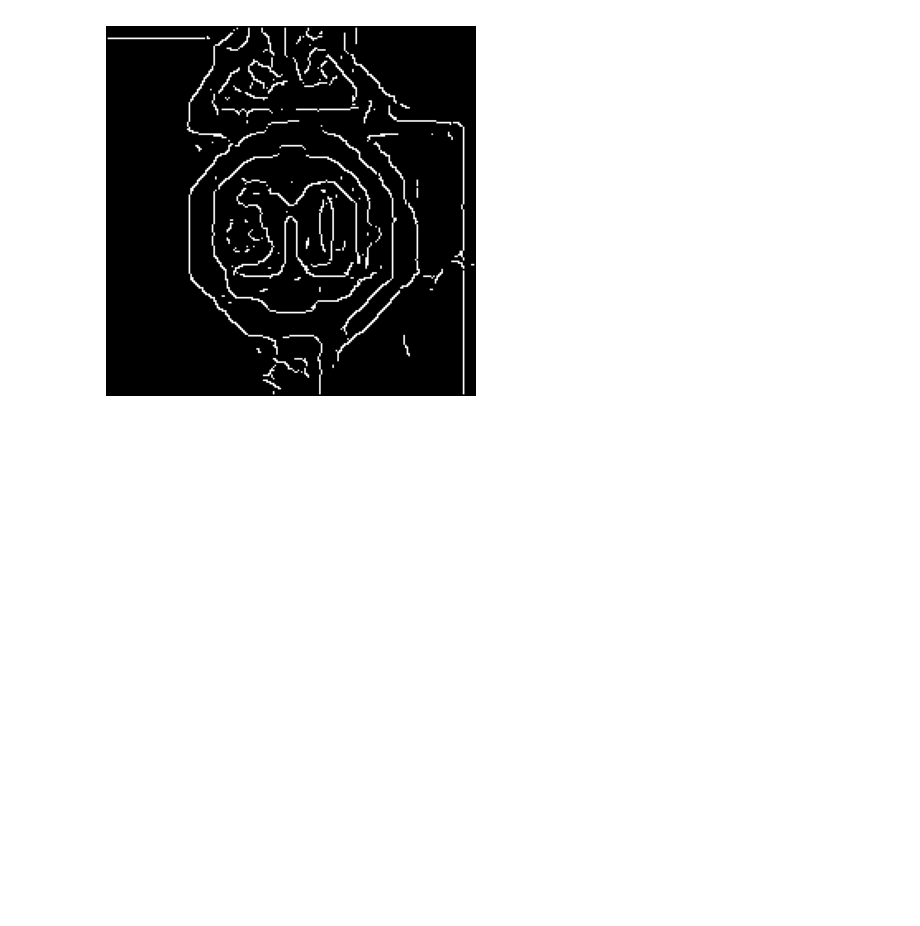
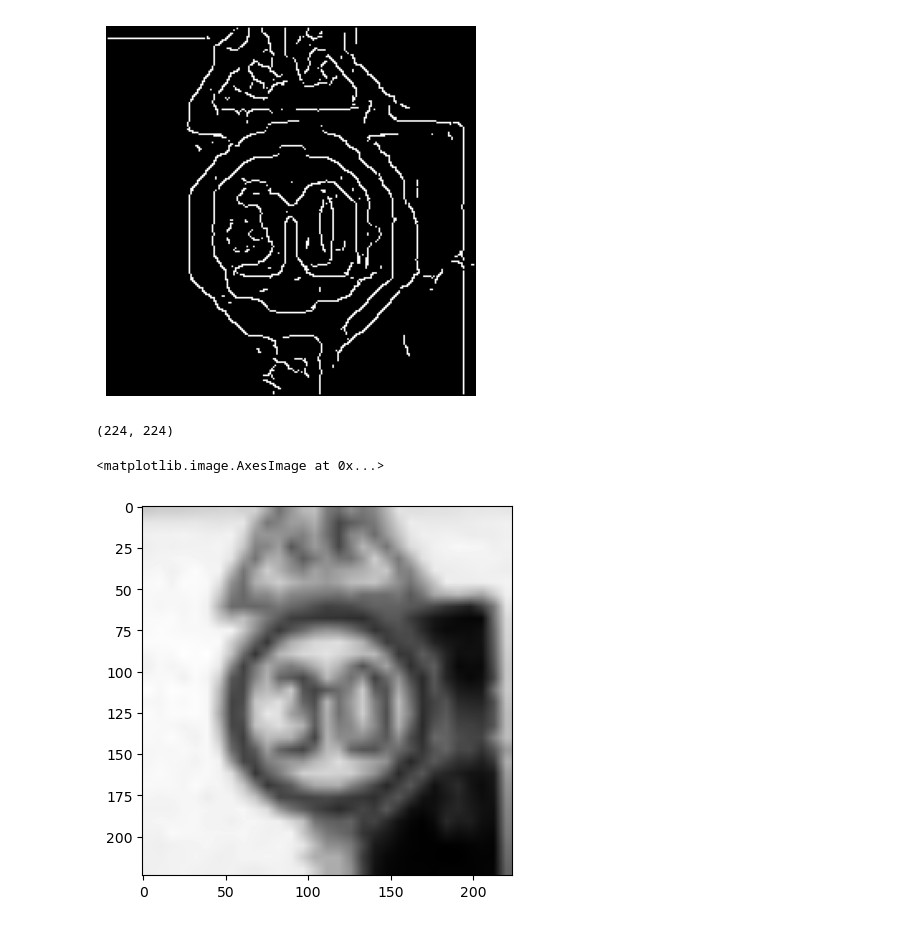
Before and after one commit to teddy661/281-final-project, a Jupyter notebook: GMB_EDA.ipynb, the cells around one changed output. Drawn from its saved outputs; the diff is of its cells as text; code cells hidden in the pictures; blank space fills up the shorter version.

```diff
--- a/GMB_EDA.ipynb
+++ b/GMB_EDA.ipynb
@@ -520,7 +517,18 @@ pp.display_image((img_df*255).astype(np.uint8), title='Distortion Free w/o Trasp
 # %% [markdown]
 ## Feature Extraction
 # %%
+# Class to detect edges
 class EdgeDetector:
+        '''
+        Class instanciation
+        Input parameter: imgs - Array of images
+                         sigma - For gaussian filter
+                         Kernel_size - For gaussian filter
+                         weak_pixel - Low intensity value in image
+                         stong_pixel - High intensity value in image
+                         lowthreshold - Lower bound of threshold
+                         highthreshold - Higher bound of threshold
+        '''
     def __init__(self, imgs, sigma=1, kernel_size=5, weak_pixel=75, strong_pixel=255, lowthreshold=0.05, highthreshold=0.15):
         self.imgs = imgs
         self.imgs_final = []
@@ -541,8 +549,7 @@ class EdgeDetector:
         size = int(size) // 2
         x, y = np.mgrid[-size:size+1, -size:size+1]
         normal = 1 / (2.0 * np.pi * sigma**2)
-        g =  np.exp(-((x**2 + y**2) / (2.0*sigma**2))) * normal
-        return g
+        return np.exp(-((x**2 + y**2) / (2.0*sigma**2))) * normal
 
     def sobel_filters(self, img):
         Kx = np.array([[-1, 0, 1], [-2, 0, 2], [-1, 0, 1]], np.float32)
@@ -562,7 +569,6 @@ class EdgeDetector:
         Z = np.zeros((M,N), dtype=np.int32)
         angle = D * 180. / np.pi
         angle[angle < 0] += 180
-
 
         for i in range(1,M-1):
             for j in range(1,N-1):
@@ -592,13 +598,12 @@ class EdgeDetector:
                     else:
                         Z[i,j] = 0
 
-
                 except IndexError as e:
                     pass
 
         return Z
 
-    def threshold(self, img):
+    def _threshold(self, img):
         highThreshold = img.max() * self.highThreshold;
         lowThreshold = highThreshold * self.lowThreshold;
 
@@ -618,7 +623,7 @@ class EdgeDetector:
 
         return (res)
 
-    def hysteresis(self, img):
+    def _hysteresis(self, img):
         M, N = img.shape
         weak = self.weak_pixel
         strong = self.strong_pixel
@@ -644,8 +649,8 @@ class EdgeDetector:
             self.img_smoothed = convolve(img, self.gaussian_kernel(self.kernel_size, self.sigma))
             self.gradientMat, self.thetaMat = self.sobel_filters(self.img_smoothed)
             self.nonMaxImg = self.non_max_suppression(self.gradientMat, self.thetaMat)
-            self.thresholdImg = self.threshold(self.nonMaxImg)
-            img_final = self.hysteresis(self.thresholdImg)
+            self.thresholdImg = self._threshold(self.nonMaxImg)
+            img_final = self._hysteresis(self.thresholdImg)
             self.imgs_final.append(img_final)
 
         return self.imgs_final
@@ -652,8 +816,4 @@ class EdgeDetector:
 # %%
-RED = 0
-GREEN = 1
-BLUE = 2
-
 # Class to extract image features
 class ImageExtract:
     def __init__(self, opreproc):
@@ -667,6 +827,7 @@ class ImageExtract:
         self.PILimage = opreproc.distortion_free_resize(opreproc.PILimage)
         self.HOGimage = None
         self.oED = None
+        return
 
     def tensor2array_image(self, img=None):
         img = self.image if img is None else img
@@ -724,6 +885,8 @@ class ImageExtract:
             plt.title('Combined Histogram')
             plt.show()
 
+        return
+
     def get_grayimage(self, img):
         img = self.image if img is None else img
         return tf.image.rgb_to_grayscale(img)
@@ -775,7 +938,7 @@ class ImageExtract:
             ax2.set_title('Histogram of Oriented Gradients')
             plt.show()
 
-        return self.HOGimage
+        return (fd, self.HOGimage)
 # %%
 # Test some Feature Extractions
 
@@ -810,3 +973,14 @@ ie.display_image(convolve(imgsq, gaussian))
 ie.detect_edges(ed)
 # %% [output]
 [figure]
+# %%
+# Use same image to test template matching
+imgtm = ed.imgs[0]
+print(imgtm.shape)
+
+# Show the image
+plt.imshow(imgtm, cmap='gray')
+# %% [output]
+(224, 224)
+<matplotlib.image.AxesImage at 0x...>
+[figure, added]
```
Also changed, not shown: parts of 14 cells of this notebook.
